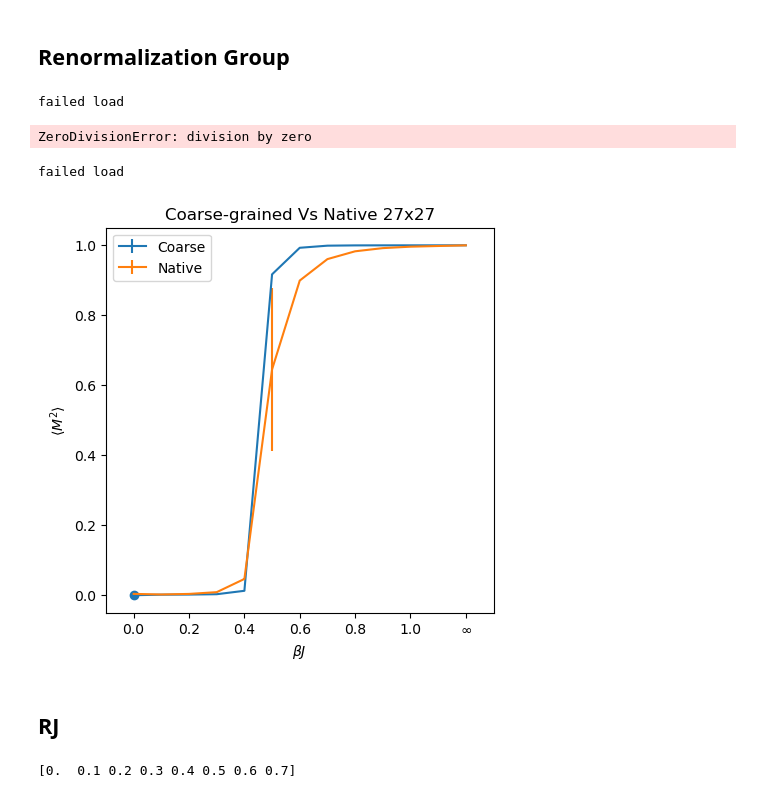
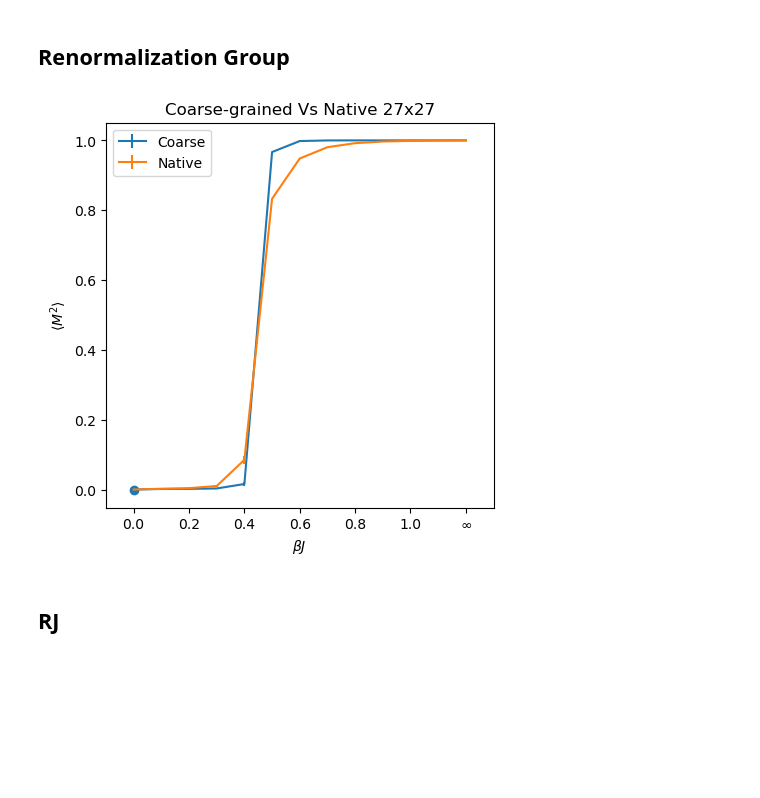
Before and after one commit to gdebrun2/atomic-simulations, a Jupyter notebook: ising-renormalization.ipynb, the cells around one changed output. Saved outputs shown, nothing was run; the diff lists cells and outputs as text; code cells hidden in the pictures; blank space fills up the shorter version.

```diff
--- a/ising-renormalization.ipynb
+++ b/ising-renormalization.ipynb
@@ -687,0 +1222,9 @@ loose_dash = (10, (5, 10))
+# %%
+N = 81
+betas = np.linspace(0, 1, 11)
+betas = np.append(betas, 1e100)
+betas = np.round(betas, 2)
+nbetas = betas.shape[0]
+beta_labels = betas.astype(str)
+beta_labels[-1] = r"$\infty$"
+loose_dash = (10, (5, 10))
@@ -1025,17 +1541,3 @@ def coarse9(nbetas, nsweeps, lattices27):
             mags9_coarse[bi, sweep] = np.sum(lattice9)
 
     return lattices9_coarse, mags9_coarse
-# %%
-try:
-    lattices27_coarse = np.load("lattices27_coarse.npy")
-    mags27_coarse = np.load("mags27_coarse.npy")
-
-except:
-
-    print("failed load")
-    lattices27_coarse, mags27_coarse = coarse27(nbetas, nsweeps, lattices_beta)
-    np.save("lattices27_coarse.npy", lattices27_coarse)
-    np.save("mags27_coarse.npy", mags27_coarse)
-# %% [output]
-failed load
-ZeroDivisionError: division by zero
@@ -1049,18 +1543,0 @@ mags27_beta = np.empty((nsims, nsweeps + 1))
-# %%
-try:
-    lattices27_beta = np.load("lattices27_beta.npy")
-    energies27_beta = np.load("energies27_beta.npy")
-    mags27_beta = np.load("mags27_beta.npy")
-
-except:
-    print("failed load")
-    for i in range(nbetas):
-        lattices27_beta[i], energies27_beta[i], mags27_beta[i] = simulateMetropolis(
-            lattice27, betas[i], nsweeps
-        )
-
-    np.save("lattices27_beta.npy", lattices_beta)
-    np.save("energies27_beta.npy", energies_beta)
-    np.save("mags27_beta.npy", mags_beta)
-# %% [output]
-failed load
@@ -1095,33 +1560,46 @@ for i in range(nbetas):
+# %%
+(
+    expected_mags27,
+    error_mags27,
+    tcutoff_mags27,
+    unique_mags27,
+    prob_mags27,
+) = getMagExpectation(N, mags27_beta)
+
+(
+    expected_mags27_coarse,
+    error_mags27_coarse,
+    tcutoff_mags27_coarse,
+    unique_mags27_coarse,
+    prob_mags27_coarse,
+) = getMagExpectation(27, mags27_coarse)
+
+
+expected_mags27_coarse[0] = 0
+expected_mags27[0] = 0
 # %%
 fig, ax = plt.subplots(figsize=(5, 5))
 
 x = betas.copy()
 y = expected_mags27_coarse.copy()
 x[-1] = 1.2
 ax.errorbar(x, y, yerr=error_mags27_coarse, label="Coarse")
 ax.set_xlabel(r"$\beta J$")
 ax.set_ylabel(r"$\langle M^{2} \rangle$")
 ax.set_title("Coarse-grained Vs Native 27x27")
-xticks = np.round(axs[0].get_xticks(), 1)
+xticks = np.round(ax.get_xticks(), 1)
 labels = xticks.astype(str)
 labels[-2] = beta_labels[-1]
 ax.scatter(0, 0)
 ax.set_xticks(xticks, labels)
 ax.set_xlim(-0.1, 1.3)
 y = expected_mags27.copy()
 ax.errorbar(x, y, yerr=error_mags27, label="Native")
 ax.legend()
 
 
 plt.show()
 # %% [output]
-[figure, old version]
+[figure, new version]
 # %% [markdown]
 ## RJ
-# %%
-subset = np.array([0, 1, 2, 3, 4, 5, 6, 7])
-print(betas[subset])
-
-expected_mags27_coarse_subset = expected_mags27_coarse[subset]
-# %% [output]
-[0.  0.1 0.2 0.3 0.4 0.5 0.6 0.7]
```
Also changed, not shown: parts of 36 cells of this notebook, 1 other file.
